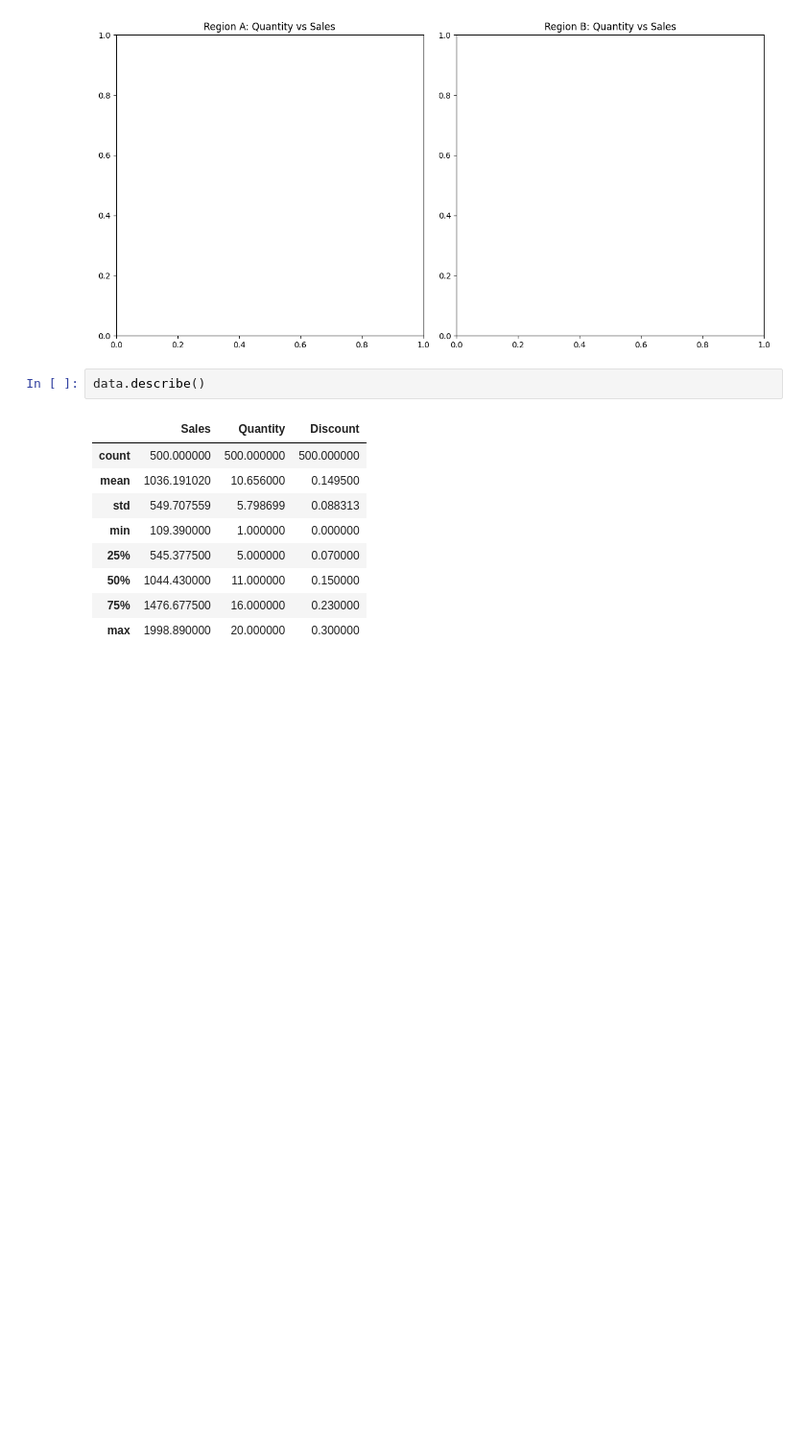
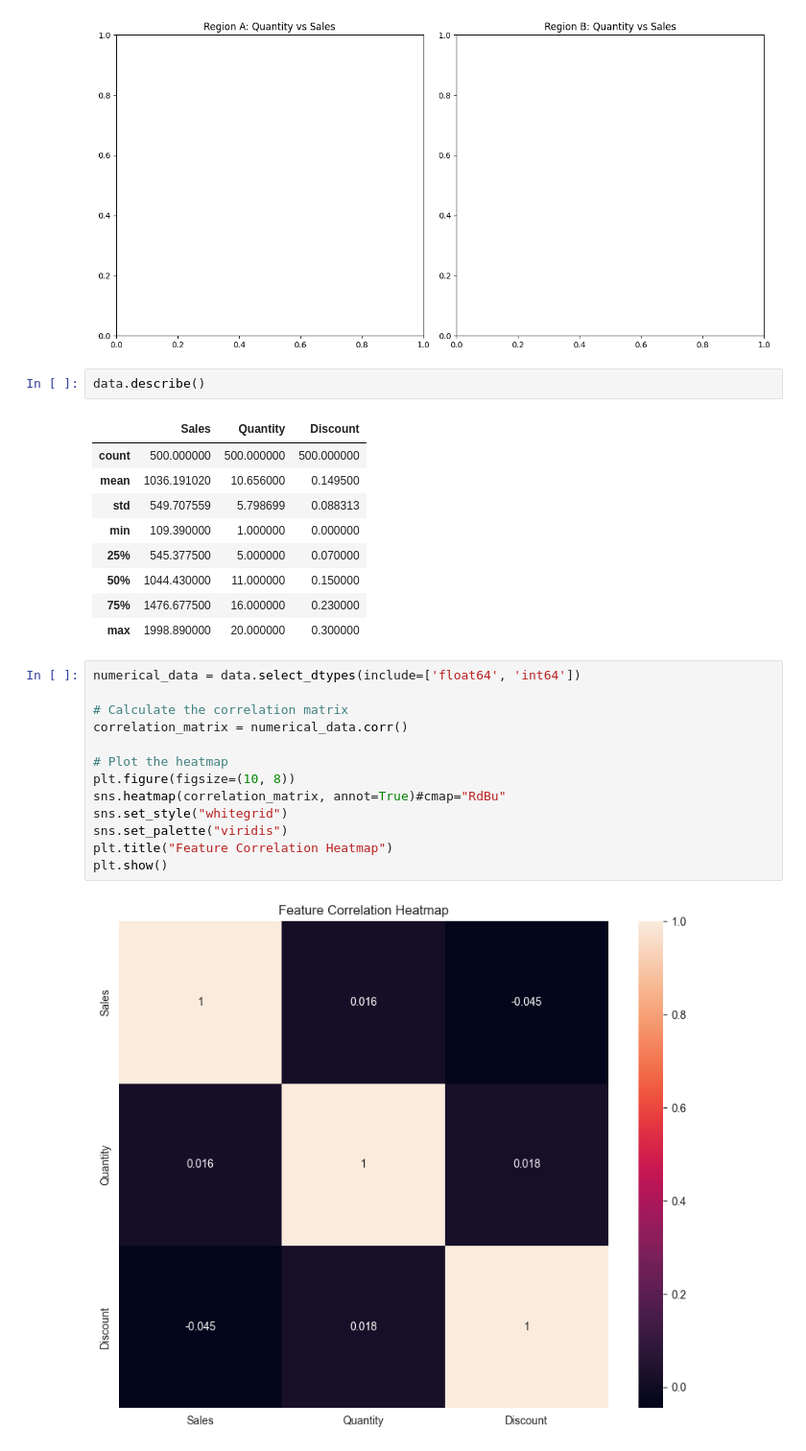
Before and after one commit to avinash7375/DeepLearningTensorflow, a Jupyter notebook: dv.ipynb, the cells around one changed output. Shown: that part at 96% size. Saved outputs shown, nothing was run; the diff lists cells and outputs as text; blank space fills up the shorter version.

```diff
--- a/dv.ipynb
+++ b/dv.ipynb
@@ -143,3 +147,18 @@ data.describe()
 | 50% | 1044.430000 | 11.000000 | 0.150000 |
 | 75% | 1476.677500 | 16.000000 | 0.230000 |
 | max | 1998.890000 | 20.000000 | 0.300000 |
+# %%
+numerical_data = data.select_dtypes(include=['float64', 'int64'])
+
+# Calculate the correlation matrix
+correlation_matrix = numerical_data.corr()
+
+# Plot the heatmap
+plt.figure(figsize=(10, 8))
+sns.heatmap(correlation_matrix, annot=True)#cmap="RdBu"
+sns.set_style("whitegrid")
+sns.set_palette("viridis")
+plt.title("Feature Correlation Heatmap")
+plt.show()
+# %% [output]
+[figure, added]
```
Also changed, not shown: parts of 5 cells of this notebook.
